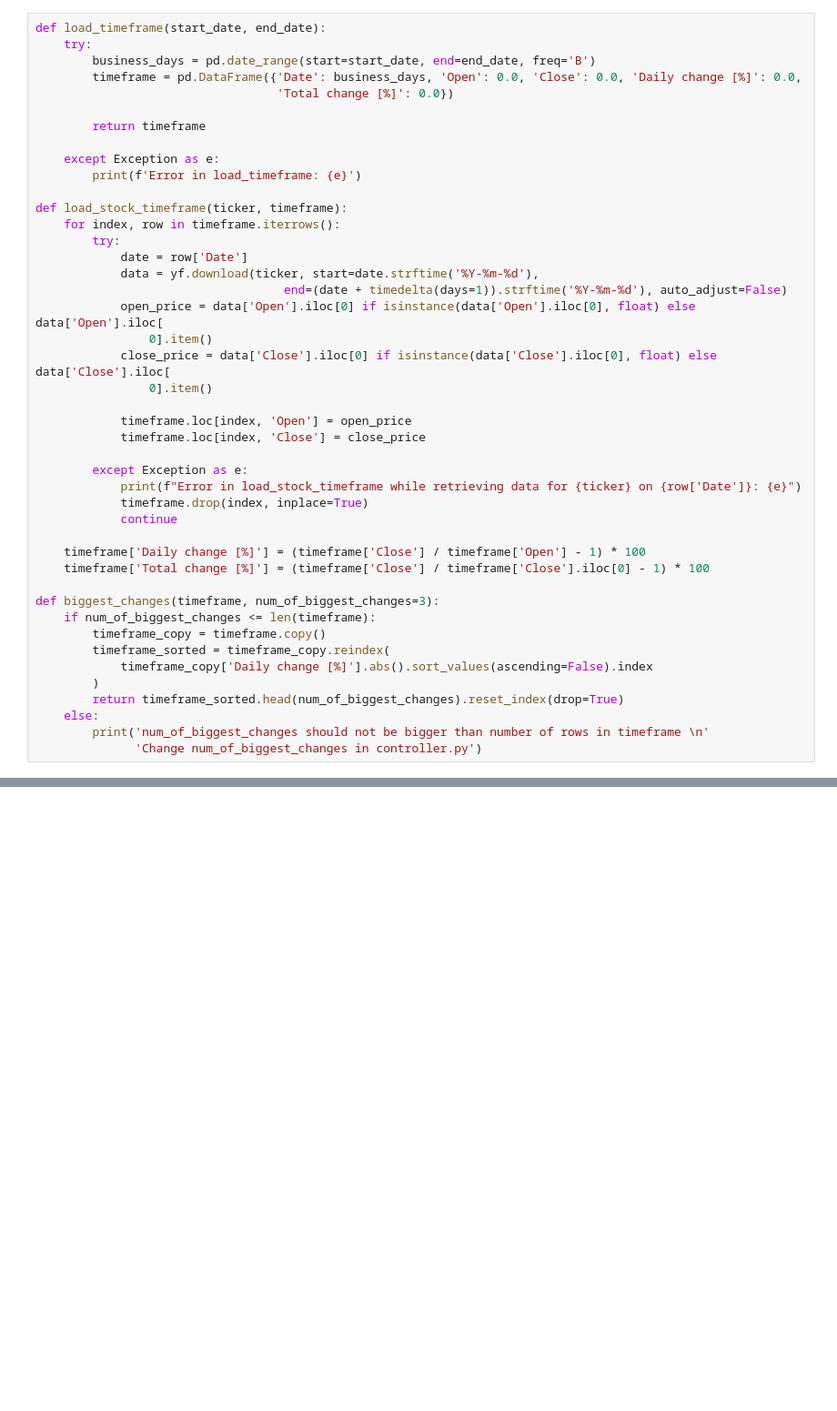
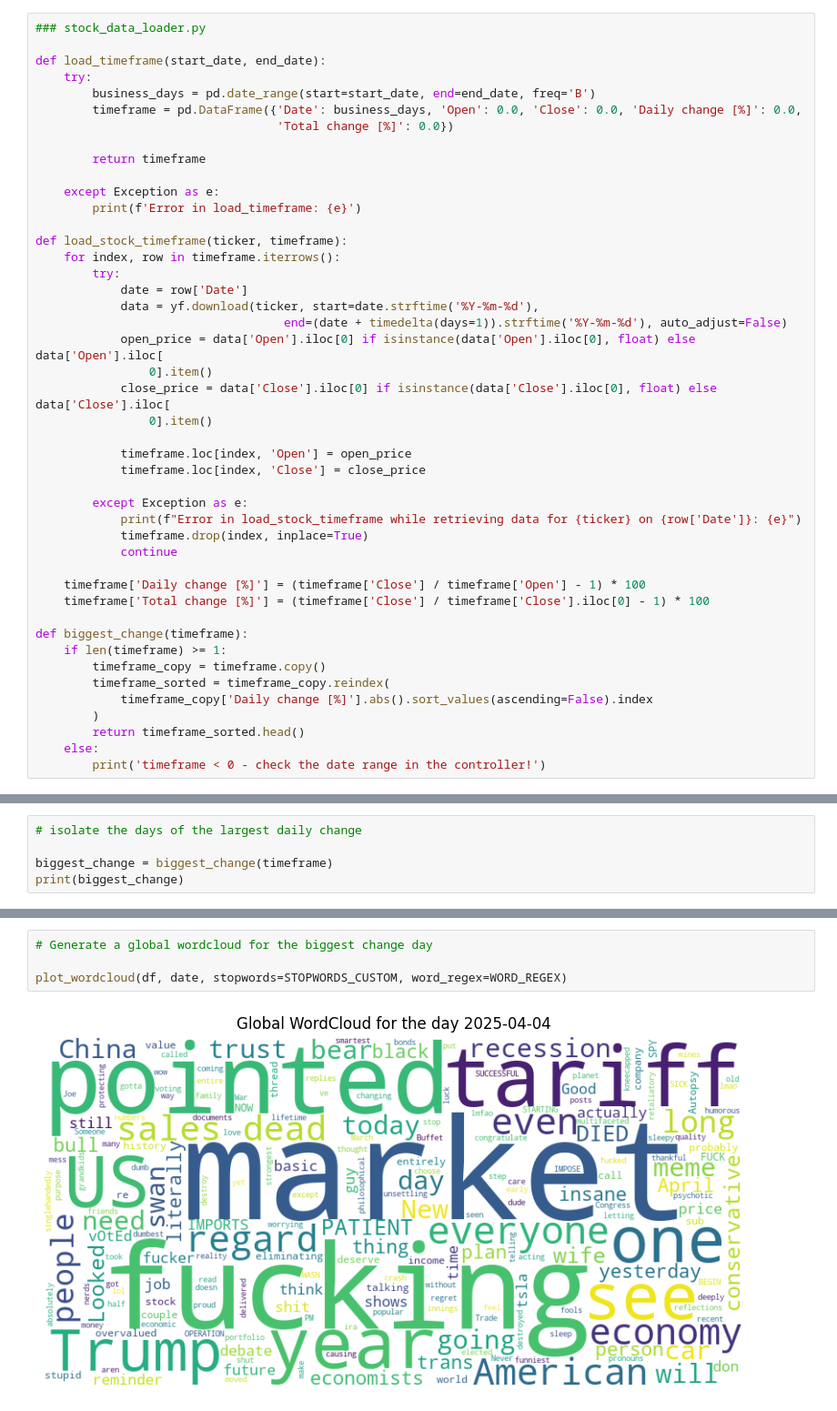
Before and after one commit to damianlebiedz/projekt-zaliczeniowy-PSI, a Jupyter notebook: notebook.ipynb, the cells around one changed output, grey strips where cells are left out. Shown at 91% size. Saved outputs shown, nothing was run; the diff lists cells and outputs as text; blank space fills up the shorter version.

```diff
--- a/notebook.ipynb
+++ b/notebook.ipynb
@@ -38,4 +74,6 @@ n_clusters = 5
 # %%
+### stock_data_loader.py
+
 def load_timeframe(start_date, end_date):
     try:
         business_days = pd.date_range(start=start_date, end=end_date, freq='B')
@@ -69,14 +107,13 @@ def load_stock_timeframe(ticker, timeframe):
     timeframe['Daily change [%]'] = (timeframe['Close'] / timeframe['Open'] - 1) * 100
     timeframe['Total change [%]'] = (timeframe['Close'] / timeframe['Close'].iloc[0] - 1) * 100
 
-def biggest_changes(timeframe, num_of_biggest_changes=3):
-    if num_of_biggest_changes <= len(timeframe):
+def biggest_change(timeframe):
+    if len(timeframe) >= 1:
         timeframe_copy = timeframe.copy()
         timeframe_sorted = timeframe_copy.reindex(
             timeframe_copy['Daily change [%]'].abs().sort_values(ascending=False).index
         )
-        return timeframe_sorted.head(num_of_biggest_changes).reset_index(drop=True)
+        return timeframe_sorted.head()
     else:
-        print('num_of_biggest_changes should not be bigger than number of rows in timeframe \n'
-              'Change num_of_biggest_changes in controller.py')
+        print('timeframe < 0 - check the date range in the controller!')
 # %%
@@ -240,0 +319,5 @@ def plot_cluster_wordcloud(df):
+# %%
+# isolate the days of the largest daily change
+
+biggest_change = biggest_change(timeframe)
+print(biggest_change)
@@ -323,0 +350,6 @@ Overall weighted sentiment for the day 2025-04-04: -0.440
+# %%
+# Generate a global wordcloud for the biggest change day
+
+plot_wordcloud(df, date, stopwords=STOPWORDS_CUSTOM, word_regex=WORD_REGEX)
+# %% [output]
+[figure, added]
```
Also changed, not shown: parts of 18 cells of this notebook, 6 other files.
